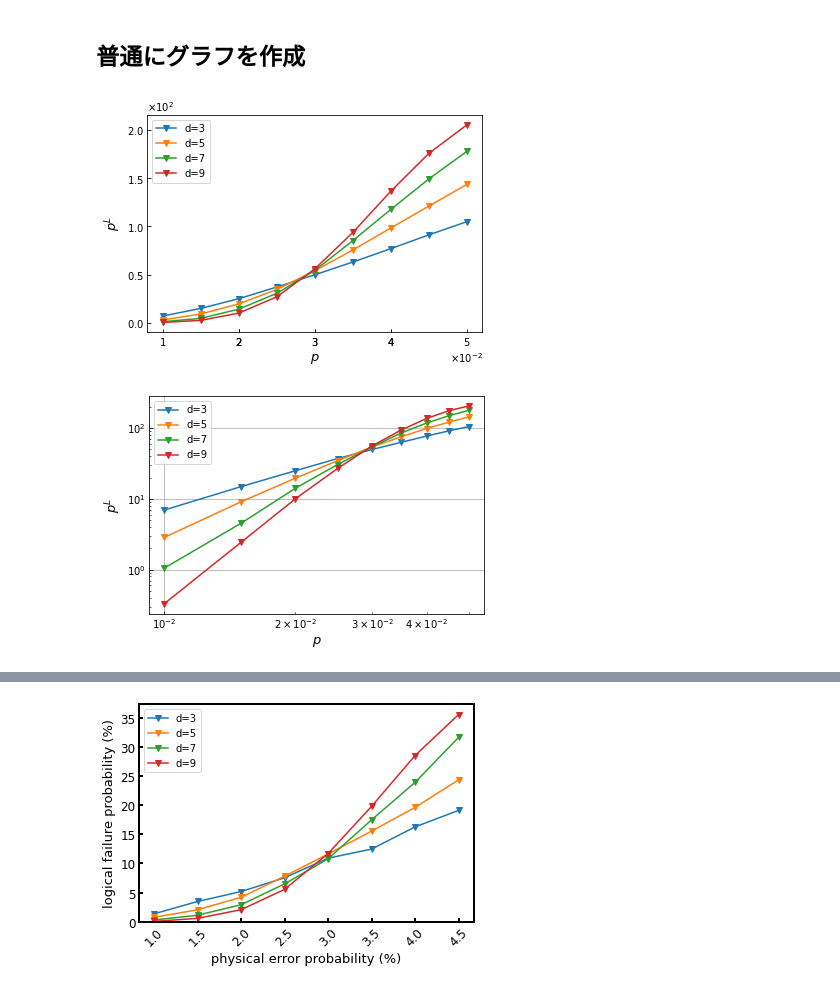
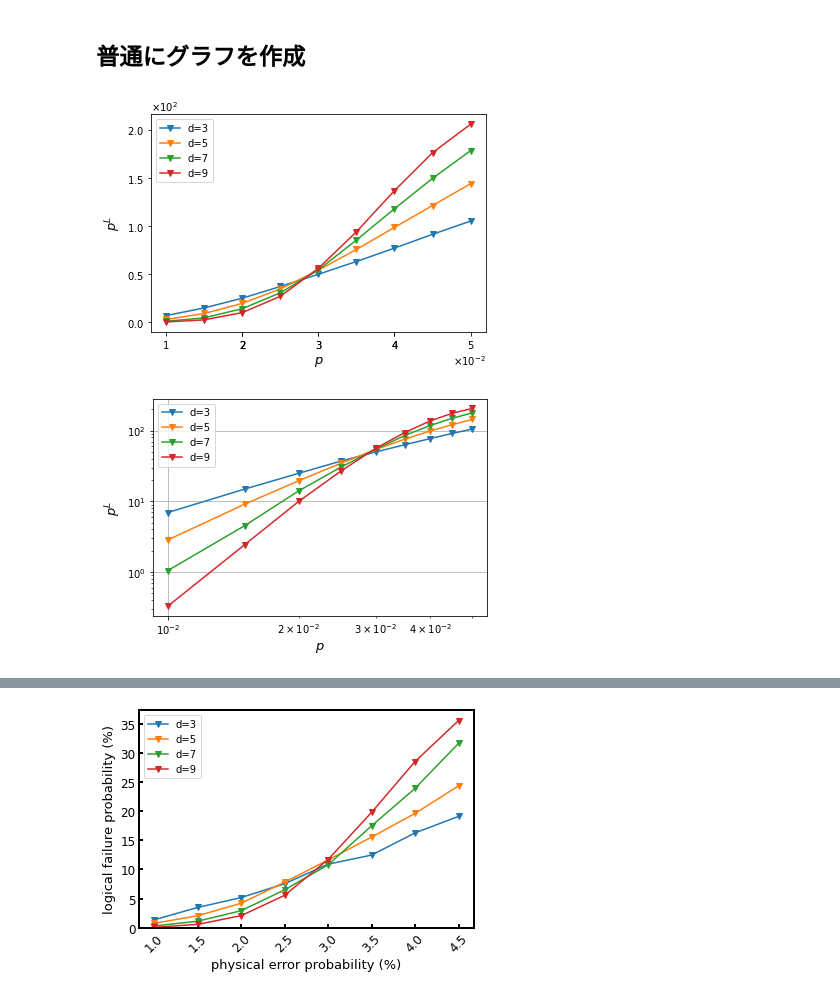
Before and after one commit to kono0924/Fujii-lab, a Jupyter notebook: surface(ideal)/phenomenological/csv_view.ipynb, the cells around one changed output, grey strips where cells are left out. Cells and saved outputs as stored; diff of their text form; code cells hidden in the pictures.

```diff
--- a/surface(ideal)/phenomenological/csv_view.ipynb
+++ b/surface(ideal)/phenomenological/csv_view.ipynb
@@ -32,8 +32,6 @@ p_list = data.columns
 
 ##### グラフ作成 #####
 
-plt.rcParams["xtick.direction"] = "in"
-plt.rcParams["ytick.direction"] = "in"
 fig, ax = plt.subplots()
 for i in range(len(code_distance_list)):
     a = np.array(p_list)
@@ -51,35 +49,32 @@ ax.set_ylabel(r"$p^{L}$", fontsize=13)
 ax.xaxis.set_major_formatter(ptick.ScalarFormatter(useMathText=True)) # x軸指数表記
 ax.ticklabel_format(style="sci",  axis="x",scilimits=(0,0))
 ax.yaxis.set_major_formatter(ptick.ScalarFormatter(useMathText=True))
 ax.ticklabel_format(style="sci",  axis="y",scilimits=(0,0))
 plt.legend()
 plt.show()
 
-
-plt.rcParams["xtick.direction"] = "in"
-plt.rcParams["ytick.direction"] = "in"
 fig, ax = plt.subplots()
 for i in range(len(code_distance_list)):
     a = np.array(p_list)
     a = [float(num) for num in a]
     a = np.array(a)
     b = np.array(data.loc[code_distance_list[i]])
     ax.plot(a[0:], b[0:],marker='v',label="d="+str(code_distance_list[i]))
 ax.set_xticklabels(np.round(a,decimals= 2))
 ax.set_xticks(np.round(a,decimals= 2))
 ax.set_xlabel(r"$p$", fontsize=13)
 ax.set_ylabel(r"$p^{L}$", fontsize=13)
 #ax.set_ylim(10**(-3))
 #ax.set_xlim(10**(-10))
 ax.xaxis.set_major_formatter(ptick.ScalarFormatter(useMathText=True)) # x軸指数表記
 ax.ticklabel_format(style="sci",  axis="x",scilimits=(0,0))
 ax.yaxis.set_major_formatter(ptick.ScalarFormatter(useMathText=True))
 ax.ticklabel_format(style="sci",  axis="y",scilimits=(0,0))
 ax.set_xscale("log")
 ax.set_yscale("log")
 ax.grid()
 plt.legend()
 plt.show()
 # %% [output]
-[figure, old version]
+[figure, new version]
-[figure, old version]
+[figure, new version]
```
Also changed, not shown: parts of 2 cells of this notebook, 4 other files.
